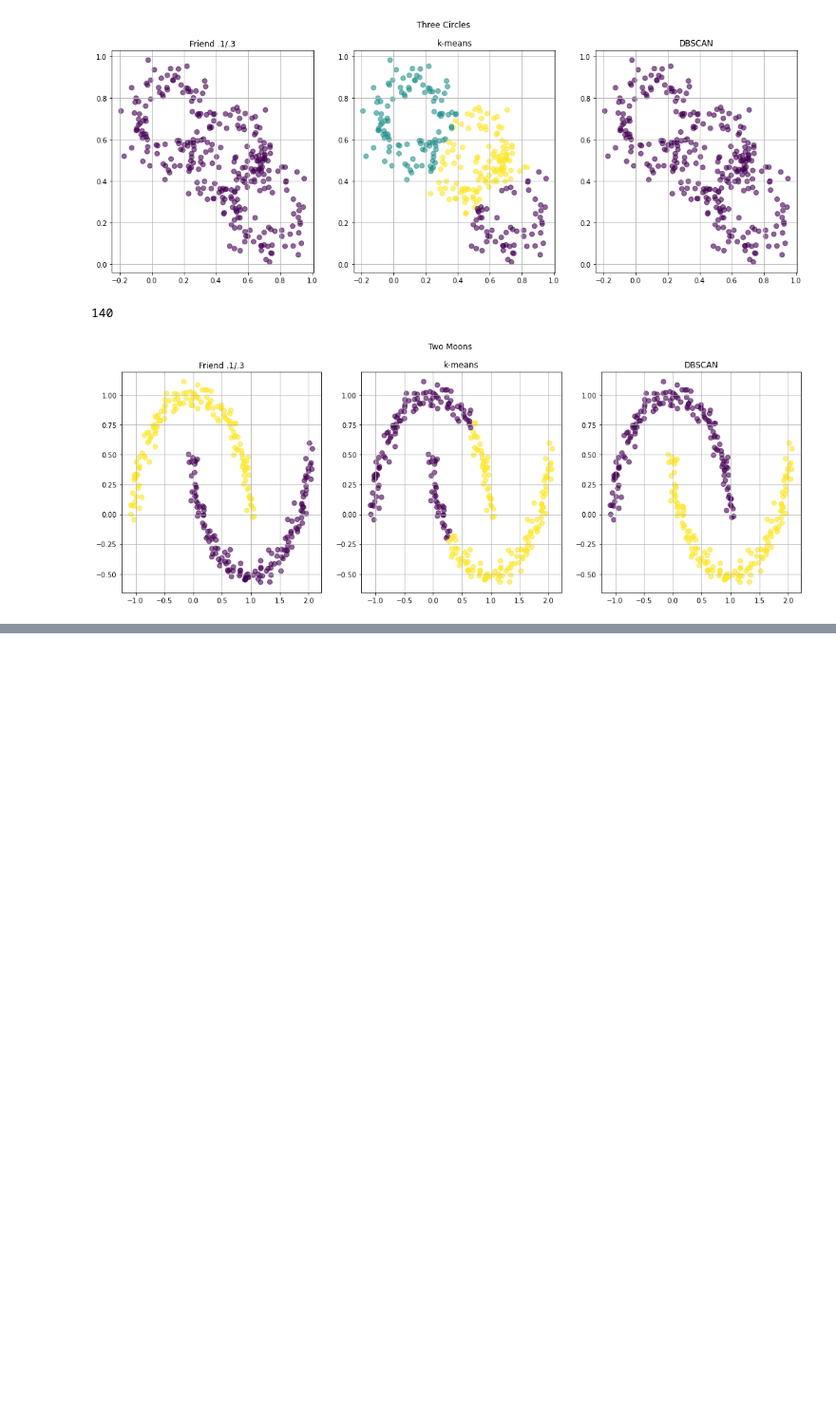
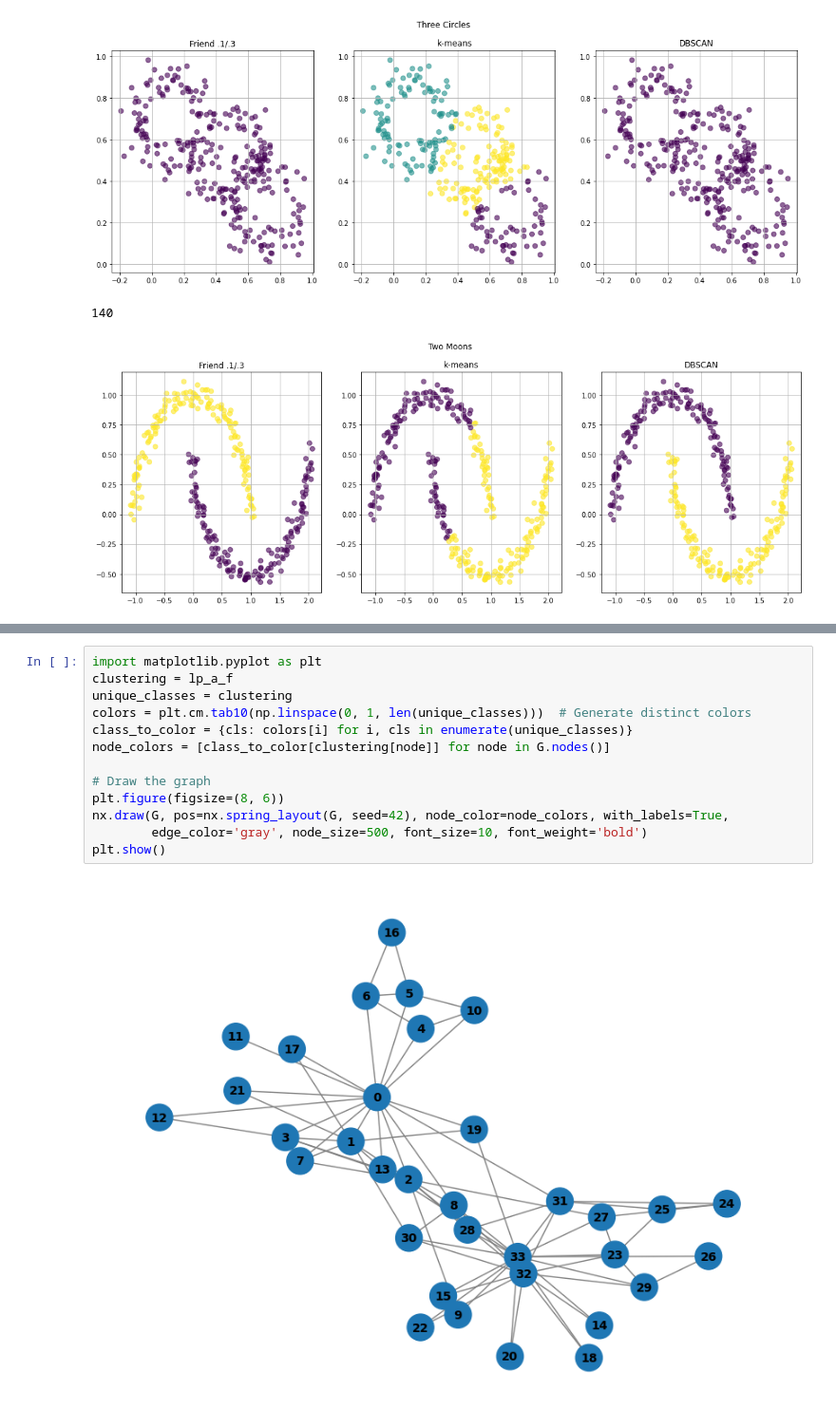
Before and after one commit to tr1gergo/local-popular, a Jupyter notebook: Benchmark.ipynb, the cells around one changed output, grey strips where cells are left out. Shown at 95% size. Drawn from its saved outputs; the diff is of its cells as text; blank space fills up the shorter version.

```diff
--- a/Benchmark.ipynb
+++ b/Benchmark.ipynb
@@ -249,0 +315,15 @@ plot_stuff(agents,lp_a_b, kmeans_labels, dbscan_labels, title="Two Moons",
+# %%
+import matplotlib.pyplot as plt
+clustering = lp_a_f
+unique_classes = clustering
+colors = plt.cm.tab10(np.linspace(0, 1, len(unique_classes)))  # Generate distinct colors
+class_to_color = {cls: colors[i] for i, cls in enumerate(unique_classes)}
+node_colors = [class_to_color[clustering[node]] for node in G.nodes()]
+
+# Draw the graph
+plt.figure(figsize=(8, 6))
+nx.draw(G, pos=nx.spring_layout(G, seed=42), node_color=node_colors, with_labels=True,
+        edge_color='gray', node_size=500, font_size=10, font_weight='bold')
+plt.show()
+# %% [output]
+[figure, added]
```
Also changed, not shown: parts of 4 cells of this notebook.
